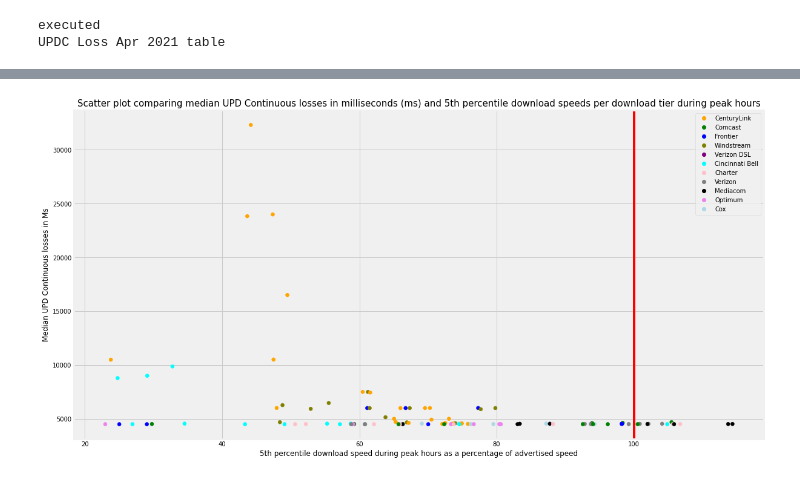
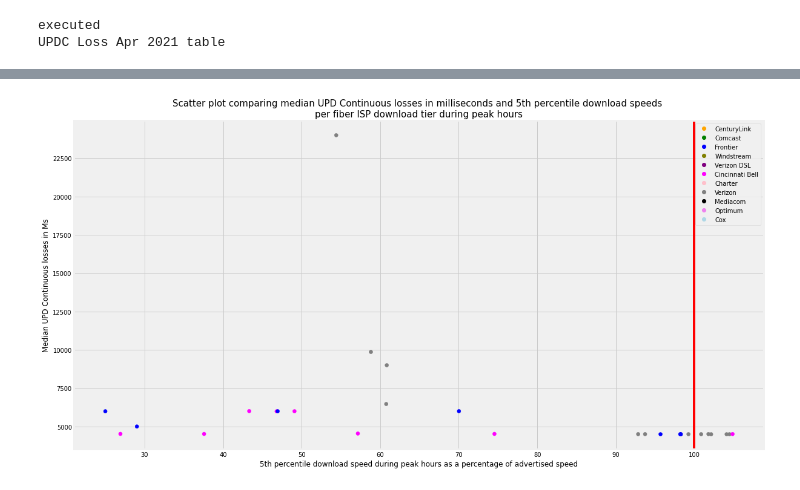
Before and after one commit to afreund415/MBA-broadband-research, a Jupyter notebook: jupyterFiles/95% Consistency Analysis with Raw MBA Data.ipynb, the cells around one changed output, grey strips where cells are left out. Saved outputs shown, nothing was run; the diff lists cells and outputs as text; code cells hidden in the pictures.

Commit message:
added june data and divided udpc loss * 95% consistency scatter charts by isp tech

```diff
--- a/jupyterFiles/95% Consistency Analysis with Raw MBA Data.ipynb
+++ b/jupyterFiles/95% Consistency Analysis with Raw MBA Data.ipynb
@@ -348,6 +428,7 @@ raw dataset from Apr 2021
 peak_download_val2020 = dfNormalizer(peak_download_val2020)
 raw_download_dec2020 = dfNormalizer(raw_download_dec2020)
 raw_download_apr2021 = dfNormalizer(raw_download_apr2021)
+raw_download_jun2021 = dfNormalizer(raw_download_jun2021)
 # %% [markdown]
 <h3> UDP Contiguous Loss Analaysis Queries </h3>
 # %%
@@ -540,0 +569,18 @@ Text(0.5, 1.0, "Scatter plot comparing Fiber ISPs' 95th consistent (5th percenti
+# %%
+valMBA2020 = pd.merge(peak_download_val2020, val2020UDPCLoss[valCols],left_index=True,
+                      right_index=True, how='outer').dropna()
+
+rawMBADec20 = pd.merge(raw_download_dec2020, rawDec20UDPCLoss[decCols],left_index=True,
+                      right_index=True, how='outer').dropna()
+
+rawMBAApr21 = pd.merge(raw_download_apr2021, rawApr21UDPCLoss[aprCols],left_index=True,
+                      right_index=True, how='outer').dropna()
+
+rawMBAJun21 = pd.merge(raw_download_jun2021, rawJun21UDPCLoss[junCols],left_index=True,
+                      right_index=True, how='outer').dropna()
+# %%
+# creating final concat df
+frames = [valMBA2020,rawMBADec20,rawMBAApr21,rawMBAJun21]
+finalMBADF = pd.concat(frames)
+finalMBADF = removeTiersWithLimitedResults(finalMBADF, 4)
+finalMBADF=finalMBADF.sort_values(by=['tier'])
@@ -541,29 +725,29 @@ Text(0.5, 1.0, "Scatter plot comparing Fiber ISPs' 95th consistent (5th percenti
 # %%
-X =  finalMBADF['fivepct']
-Y = finalMBADF.sort_values(by=['medianOutageMs'],ascending=False)['medianOutageMs']
+X =  fiberDF['fivepct']
+Y = fiberDF.sort_values(by=['medianOutageMs'],ascending=True)['medianOutageMs']
 
 
 fig = plt.figure()
 plt.rcParams["figure.figsize"] = [40, 10]
 ax1 = fig.add_subplot(122)
 
 
 colors = {'CenturyLink':'orange', 'Comcast':'green', 'Frontier':'blue', 'Windstream':'olive',
-        'Verizon DSL': 'purple', 'Cincinnati Bell': 'cyan', 'Charter': 'pink', 'Verizon': 'gray',
+        'Verizon DSL': 'purple', 'Cincinnati Bell': 'magenta', 'Charter': 'pink', 'Verizon': 'gray',
         'Mediacom': 'black', 'Optimum': 'violet', 'Cox': 'lightblue'}
-
-ax1.scatter(X, Y, c=finalMBADF['isp'].map(colors))
+colorsToUse = fiberDF['isp'].map(colors)
+ax1.scatter(X, Y, c=fiberDF['isp'].map(colors))
 # ax1.scatter(X, Y)
 plt.grid(True)
 markers = [plt.Line2D([0,0],[0,0],color=color, marker='o', linestyle='') for color in colors.values()]
 # markers = [plt.Line2D([0,0],[0,0], marker='o', linestyle='')]
 
 plt.legend(markers, colors, numpoints=1)
 plt.axvline(x = 100, color = 'red', linestyle = '-')
 plt.xlabel("5th percentile download speed during peak hours as a percentage of advertised speed")
 plt.ylabel("Median UPD Continuous losses in Ms")
-plt.title("Scatter plot comparing median UPD Continuous losses in milliseconds (ms) and 5th percentile download speeds per download tier during peak hours",fontsize=15)
+plt.title("Scatter plot comparing median UPD Continuous losses in milliseconds and 5th percentile download speeds \nper fiber ISP download tier during peak hours",fontsize=15)
 
 plt.show()
 # %% [output]
-[figure, old version]
+[figure, new version]
```
Also changed, not shown: parts of 27 cells of this notebook.
